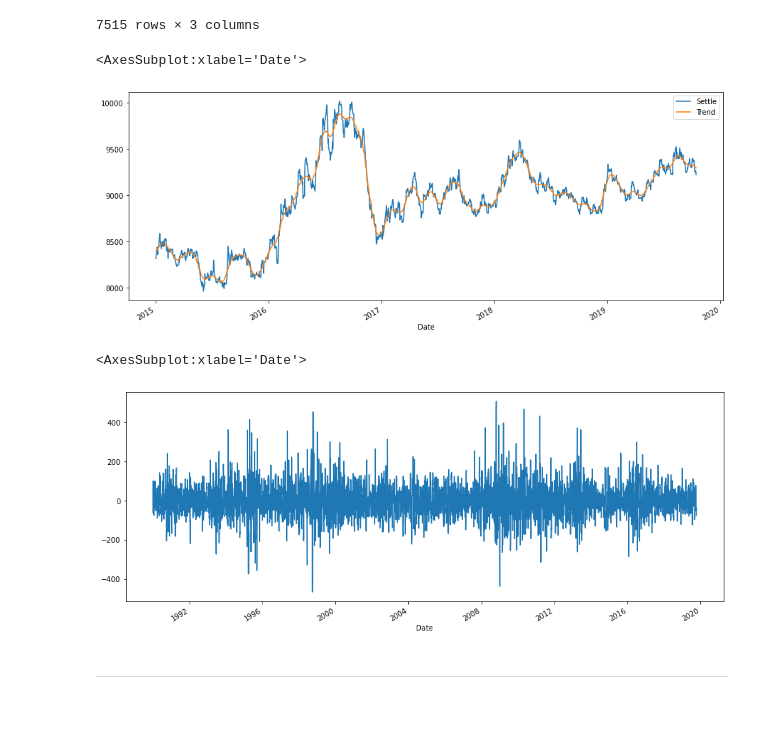
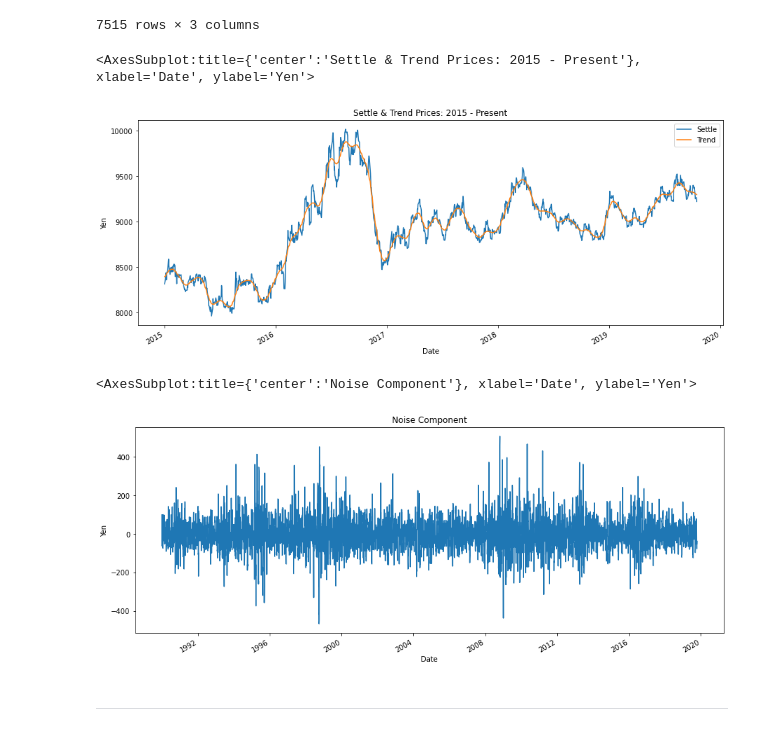
Before and after one commit to drg-developer-2-GWFinTech-Homeworks/homework-time-series, a Jupyter notebook: time_series_analysis.ipynb, the cells around one changed output. Saved outputs shown, nothing was run; the diff lists cells and outputs as text; code cells hidden in the pictures.

Commit message:
Cleaning up plots, writing analysis inside the code file.

```diff
--- a/time_series_analysis.ipynb
+++ b/time_series_analysis.ipynb
@@ -89,21 +89,21 @@ df
 # %%
 # Plot the Settle Price vs. the Trend for 2015 to the present
 
-# To the grader: This wording is incorrect and ambiguous.
+# NOTE To the grader: This wording is incorrect and ambiguous.
 # What the wording asks for: df.plot("Trend", "Settle")
 
 # What the starter code plot looks like:
 # df.drop(columns=["Noise"]).plot(figsize=figure_size)
-df.loc["2015":, ["Settle", "Trend"]].plot(figsize=figure_size)
+df.loc["2015":, ["Settle", "Trend"]].plot(figsize=figure_size, title="Settle & Trend Prices: 2015 - Present", ylabel="Yen")
 # %% [output]
-<AxesSubplot:xlabel='Date'>
+<AxesSubplot:title={'center':'Settle & Trend Prices: 2015 - Present'}, xlabel='Date', ylabel='Yen'>
-[figure, old version]
+[figure, new version]
 # %%
 # Plot the Settle Noise
-df.Noise.plot(figsize=figure_size)
+df.Noise.plot(figsize=figure_size, title="Noise Component", ylabel="Yen")
 # %% [output]
-<AxesSubplot:xlabel='Date'>
+<AxesSubplot:title={'center':'Noise Component'}, xlabel='Date', ylabel='Yen'>
-[figure, old version]
+[figure, new version]
 # %% [markdown]
 ---
 # %% [markdown]
```
Also changed, not shown: parts of 13 cells of this notebook.
